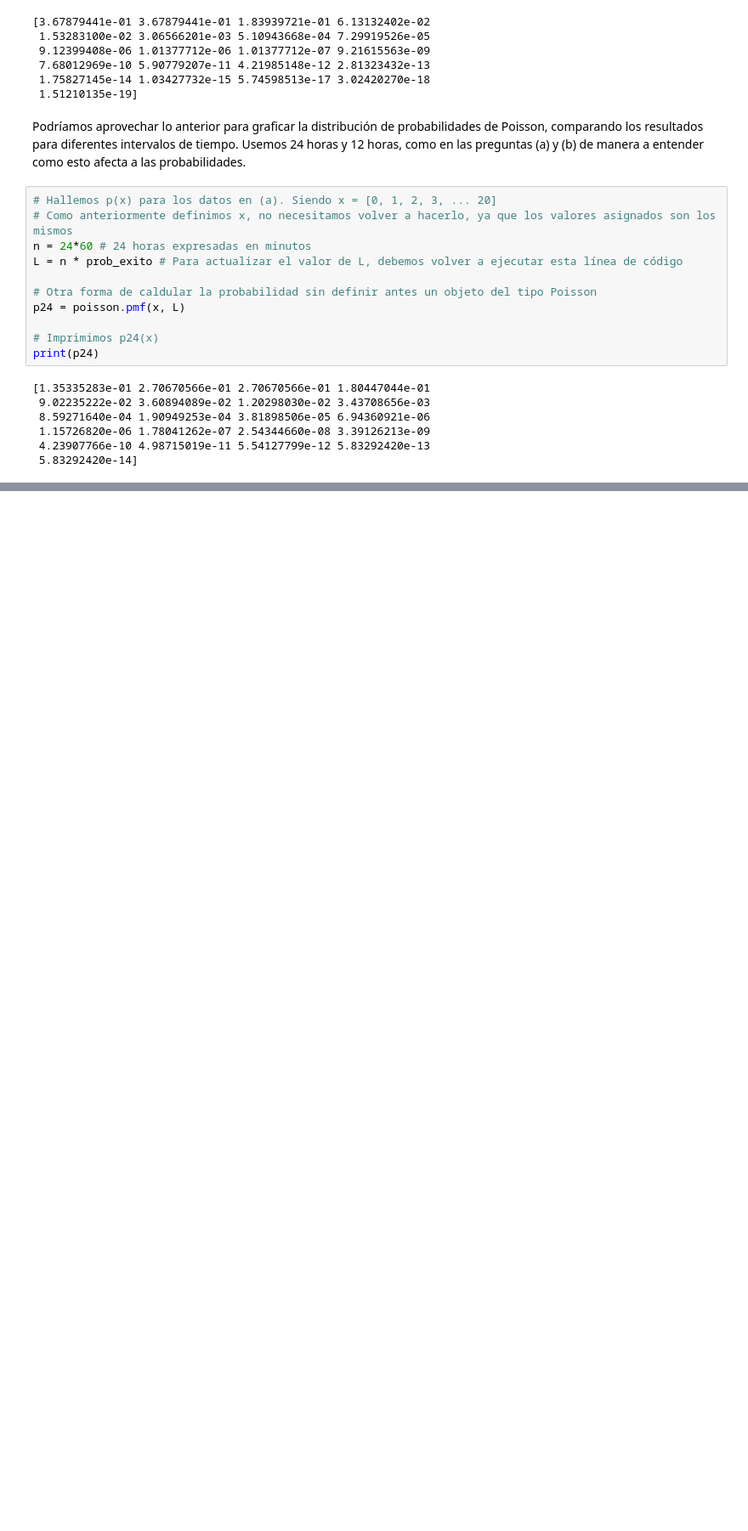
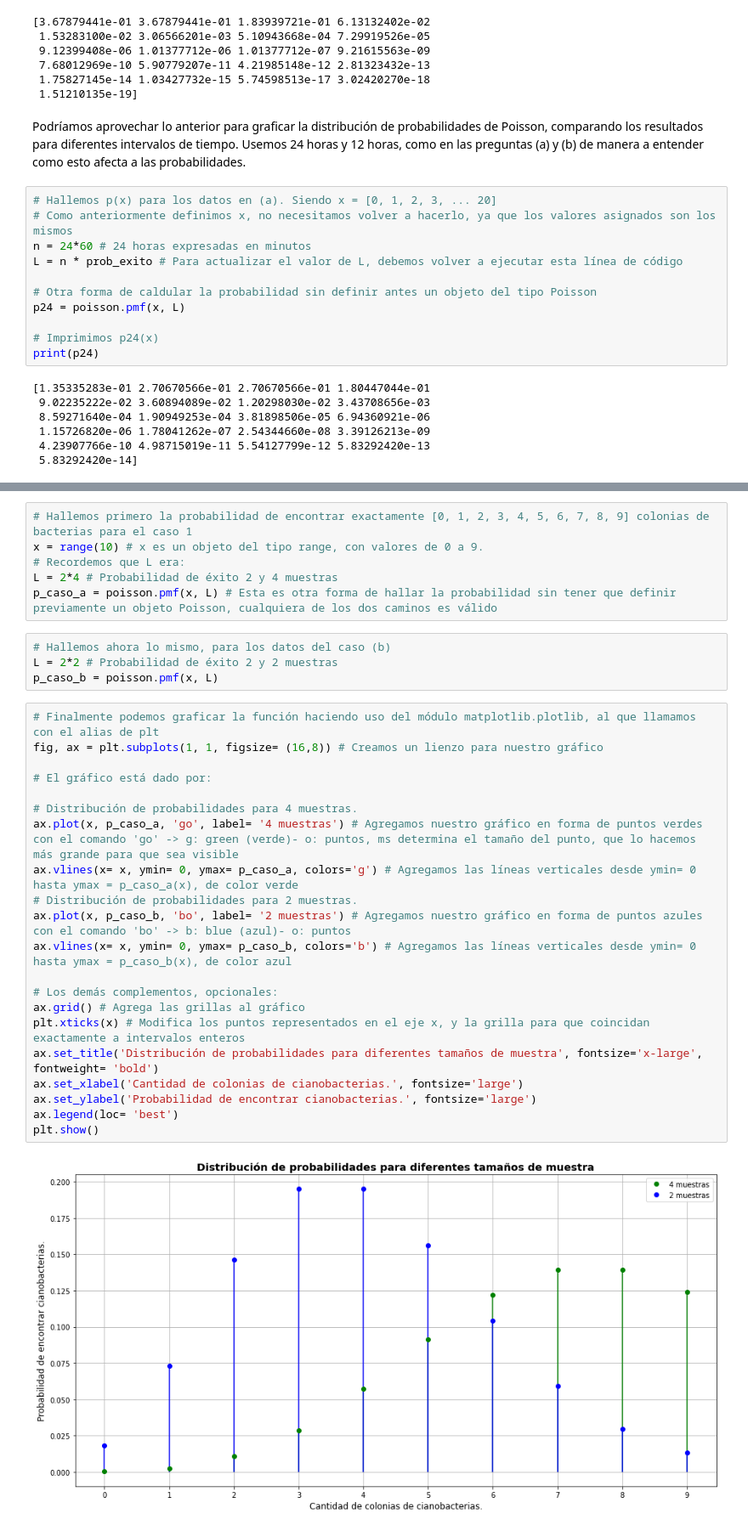
Before and after one commit to pyefiuna/Laboratorio, a Jupyter notebook: notebooks/Semana 3/Distribucion_de_Poisson.ipynb, the cells around one changed output, grey strips where cells are left out. Shown at 85% size. Drawn from its saved outputs; the diff is of its cells as text; blank space fills up the shorter version.

Commit message:
Se agregó el ejercicio 2 de distribución de Poisson

```diff
--- a/notebooks/Semana 3/Distribucion_de_Poisson.ipynb
+++ b/notebooks/Semana 3/Distribucion_de_Poisson.ipynb
@@ -188,0 +252,33 @@ Del gráfico, resulta muy interesante observar lo siguiente:
+# %%
+# Hallemos primero la probabilidad de encontrar exactamente [0, 1, 2, 3, 4, 5, 6, 7, 8, 9] colonias de bacterias para el caso 1
+x = range(10) # x es un objeto del tipo range, con valores de 0 a 9.
+# Recordemos que L era:
+L = 2*4 # Probabilidad de éxito 2 y 4 muestras
+p_caso_a = poisson.pmf(x, L) # Esta es otra forma de hallar la probabilidad sin tener que definir previamente un objeto Poisson, cualquiera de los dos caminos es válido
+# %%
+# Hallemos ahora lo mismo, para los datos del caso (b)
+L = 2*2 # Probabilidad de éxito 2 y 2 muestras
+p_caso_b = poisson.pmf(x, L)
+# %%
+# Finalmente podemos graficar la función haciendo uso del módulo matplotlib.plotlib, al que llamamos con el alias de plt
+fig, ax = plt.subplots(1, 1, figsize= (16,8)) # Creamos un lienzo para nuestro gráfico
+
+# El gráfico está dado por:
+
+# Distribución de probabilidades para 4 muestras.
+ax.plot(x, p_caso_a, 'go', label= '4 muestras') # Agregamos nuestro gráfico en forma de puntos verdes con el comando 'go' -> g: green (verde)- o: puntos, ms determina el tamaño del punto, que lo hacemos más grande para que sea visible
+ax.vlines(x= x, ymin= 0, ymax= p_caso_a, colors='g') # Agregamos las líneas verticales desde ymin= 0 hasta ymax = p_caso_a(x), de color verde
+# Distribución de probabilidades para 2 muestras.
+ax.plot(x, p_caso_b, 'bo', label= '2 muestras') # Agregamos nuestro gráfico en forma de puntos azules con el comando 'bo' -> b: blue (azul)- o: puntos
+ax.vlines(x= x, ymin= 0, ymax= p_caso_b, colors='b') # Agregamos las líneas verticales desde ymin= 0 hasta ymax = p_caso_b(x), de color azul
+
+# Los demás complementos, opcionales:
+ax.grid() # Agrega las grillas al gráfico
+plt.xticks(x) # Modifica los puntos representados en el eje x, y la grilla para que coincidan exactamente a intervalos enteros
+ax.set_title('Distribución de probabilidades para diferentes tamaños de muestra', fontsize='x-large', fontweight= 'bold')
+ax.set_xlabel('Cantidad de colonias de cianobacterias.', fontsize='large')
+ax.set_ylabel('Probabilidad de encontrar cianobacterias.', fontsize='large')
+ax.legend(loc= 'best')
+plt.show()
+# %% [output]
+[figure, added]
```
Also changed, not shown: parts of 14 cells of this notebook.
